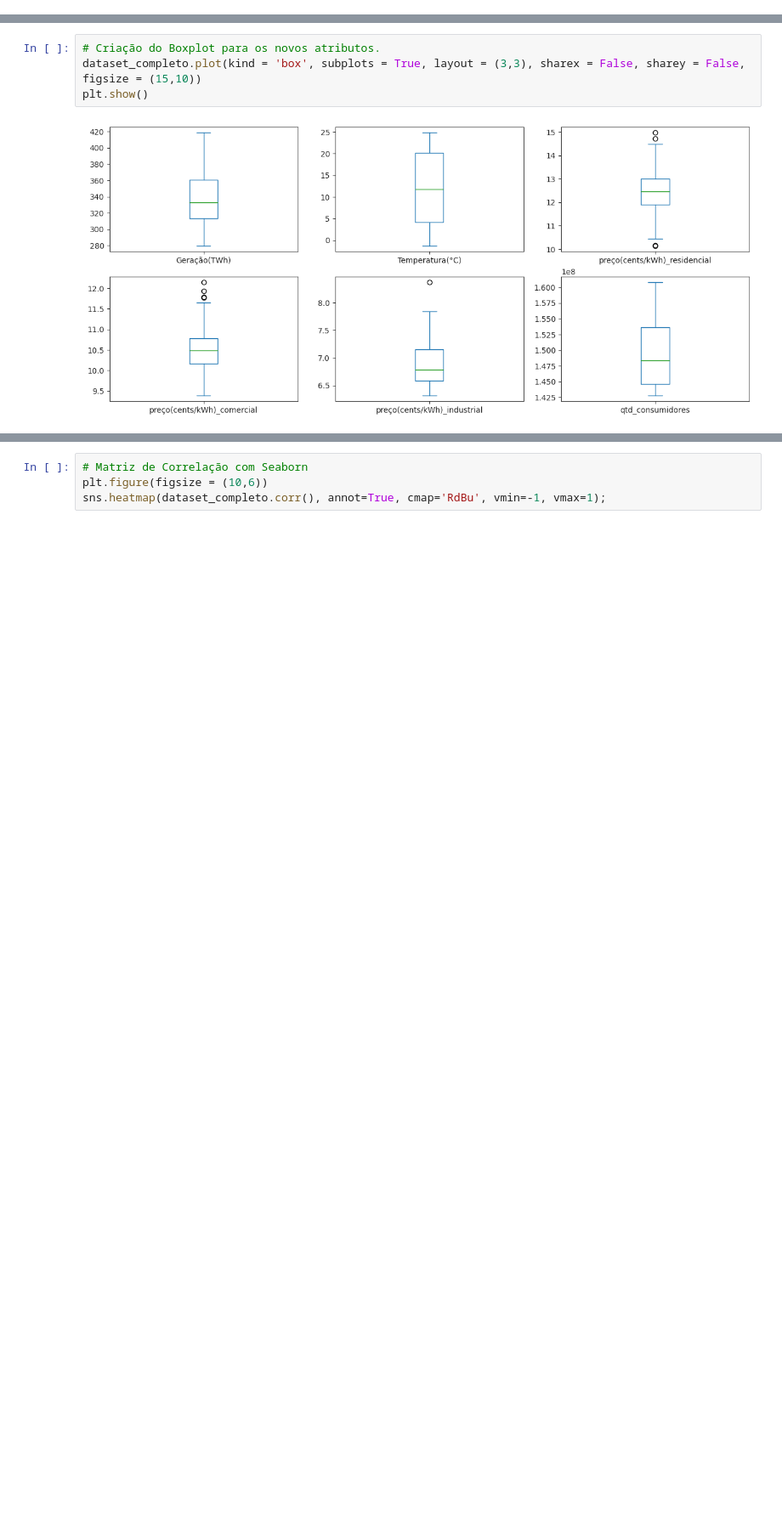
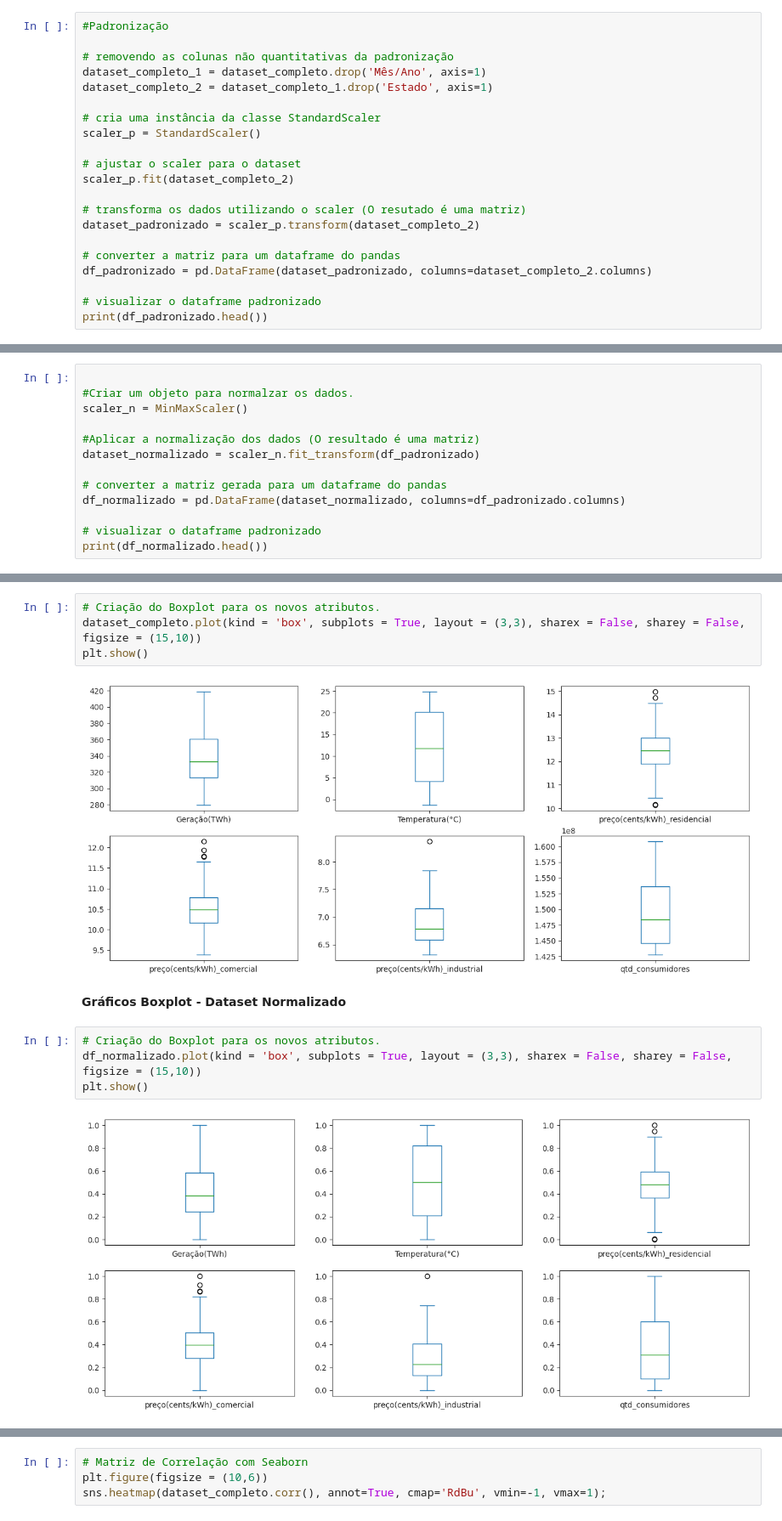
Before and after one commit to Higordevellard/MVP_01, a Jupyter notebook: mvp_sprint_1.ipynb, the cells around one changed output, grey strips where cells are left out. Shown at 85% size. Saved outputs shown, nothing was run; the diff lists cells and outputs as text; blank space fills up the shorter version.

```diff
--- a/mvp_sprint_1.ipynb
+++ b/mvp_sprint_1.ipynb
@@ -538,0 +547,21 @@ Os histogramas acima revelam:
+# %%
+#Padronização
+
+# removendo as colunas não quantitativas da padronização
+dataset_completo_1 = dataset_completo.drop('Mês/Ano', axis=1)
+dataset_completo_2 = dataset_completo_1.drop('Estado', axis=1)
+
+# cria uma instância da classe StandardScaler
+scaler_p = StandardScaler()
+
+# ajustar o scaler para o dataset
+scaler_p.fit(dataset_completo_2)
+
+# transforma os dados utilizando o scaler (O resutado é uma matriz)
+dataset_padronizado = scaler_p.transform(dataset_completo_2)
+
+# converter a matriz para um dataframe do pandas
+df_padronizado = pd.DataFrame(dataset_padronizado, columns=dataset_completo_2.columns)
+
+# visualizar o dataframe padronizado
+print(df_padronizado.head())
@@ -538,0 +584,13 @@ Os histogramas acima revelam:
+# %%
+
+#Criar um objeto para normalzar os dados.
+scaler_n = MinMaxScaler()
+
+#Aplicar a normalização dos dados (O resultado é uma matriz)
+dataset_normalizado = scaler_n.fit_transform(df_padronizado)
+
+# converter a matriz gerada para um dataframe do pandas
+df_normalizado = pd.DataFrame(dataset_normalizado, columns=df_padronizado.columns)
+
+# visualizar o dataframe padronizado
+print(df_normalizado.head())
@@ -542,6 +625,14 @@ dataset_completo.plot(kind = 'box', subplots = True, layout = (3,3), sharex = Fa
 plt.show()
 # %% [output]
 [figure]
+# %% [markdown]
+**Gráficos Boxplot - Dataset Normalizado**
+# %%
+# Criação do Boxplot para os novos atributos.
+df_normalizado.plot(kind = 'box', subplots = True, layout = (3,3), sharex = False, sharey = False, figsize = (15,10))
+plt.show()
+# %% [output]
+[figure, added]
 # %% [markdown]
 **Observações sobre os boxplots:**
 
```
Also changed, not shown: parts of 26 cells of this notebook.
